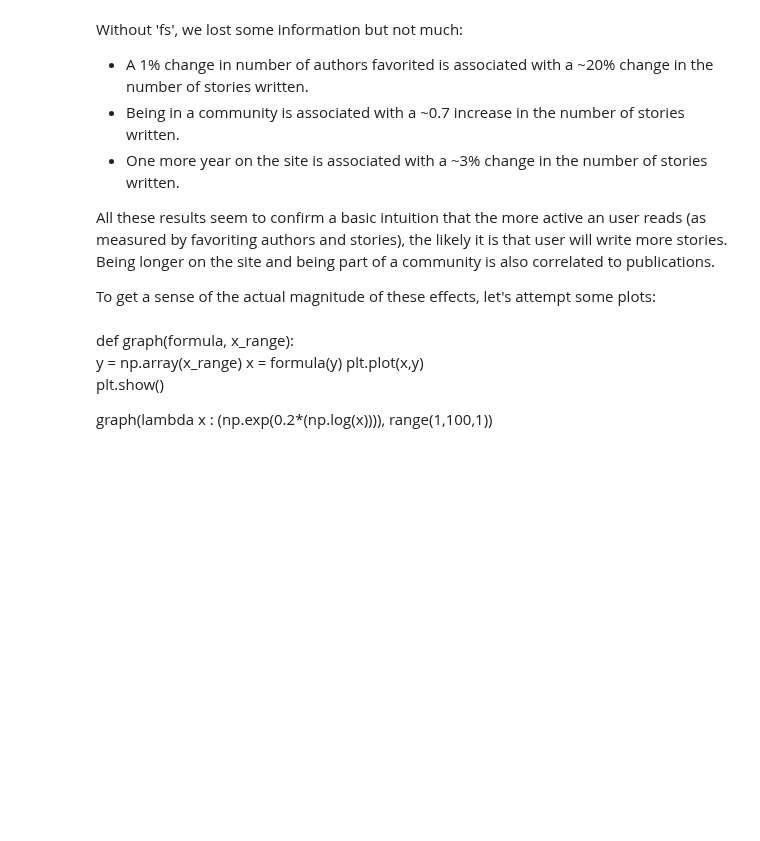
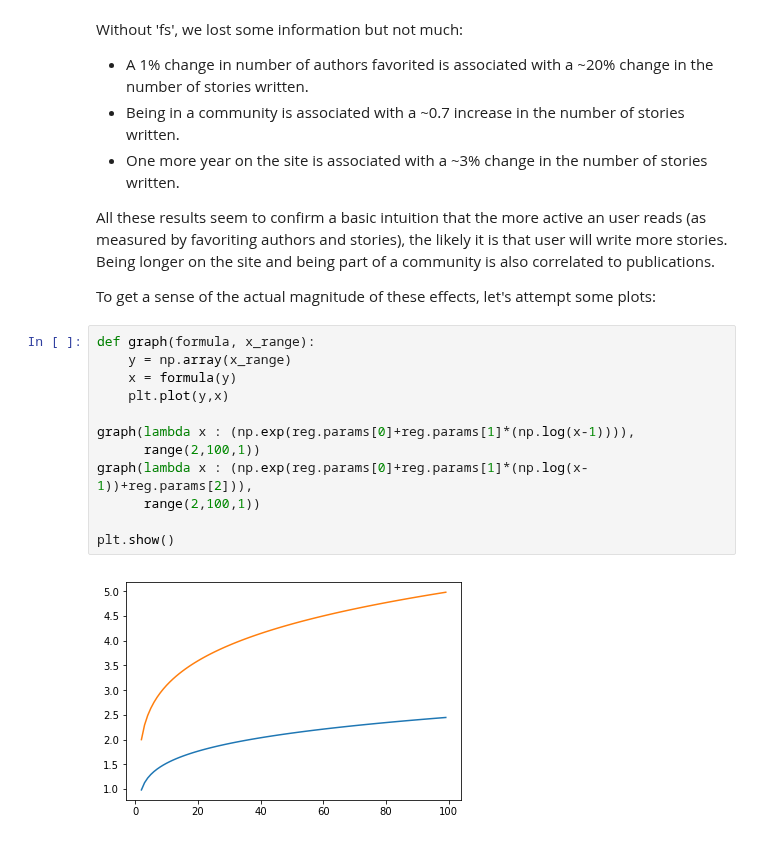
Before and after one commit to lily-tian/fanfictionstatistics, a Jupyter notebook: profile_analysis.ipynb, the cells around one changed output. Drawn from its saved outputs; the diff is of its cells as text; blank space fills up the shorter version.

```diff
--- a/profile_analysis.ipynb
+++ b/profile_analysis.ipynb
@@ -197,11 +198,17 @@ Without 'fs', we lost some information but not much:
 All these results seem to confirm a basic intuition that the more active an user reads (as measured by favoriting authors and stories), the likely it is that user will write more stories. Being longer on the site and being part of a community is also correlated to publications.
 
 To get a sense of the actual magnitude of these effects, let's attempt some plots:
-# %% [markdown]
-def graph(formula, x_range):
-    y = np.array(x_range)
-    x = formula(y)
-    plt.plot(x,y)
-    plt.show()
-
-graph(lambda x : (np.exp(0.2*(np.log(x)))), range(1,100,1))
+# %%
+def graph(formula, x_range):
+    y = np.array(x_range)
+    x = formula(y)
+    plt.plot(y,x)
+
+graph(lambda x : (np.exp(reg.params[0]+reg.params[1]*(np.log(x-1)))),
+      range(2,100,1))
+graph(lambda x : (np.exp(reg.params[0]+reg.params[1]*(np.log(x-1))+reg.params[2])),
+      range(2,100,1))
+
+plt.show()
+# %% [output]
+[figure, added]
```
Also changed, not shown: parts of 2 cells of this notebook, 2 other files.
